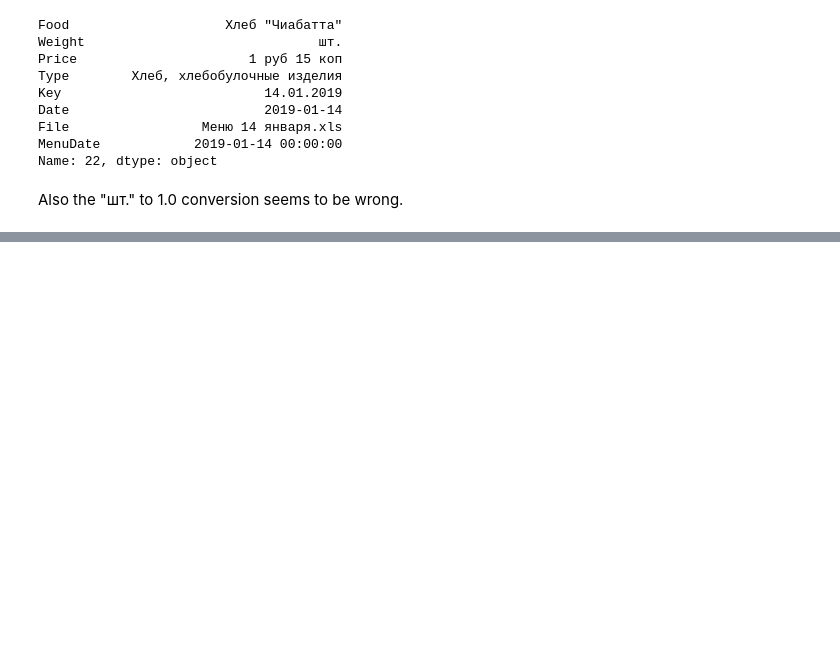
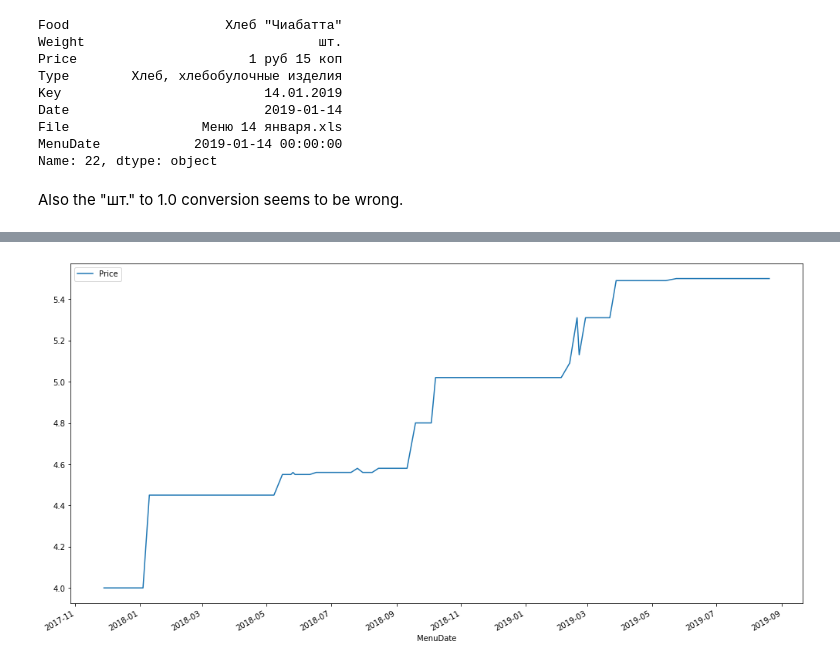
Before and after one commit to ihar/menuP27a, a Jupyter notebook: main_eda.ipynb, the cells around one changed output, grey strips where cells are left out. Saved outputs shown, nothing was run; the diff lists cells and outputs as text; code cells hidden in the pictures; blank space fills up the shorter version.

Commit message:
Process text descriptions of food

```diff
--- a/main_eda.ipynb
+++ b/main_eda.ipynb
@@ -436,0 +468,3 @@ Also the "шт." to 1.0 conversion seems to be wrong.
+# %%
+types = [tt.lower() for tt in types]
+types
@@ -436,0 +480,3 @@ Also the "шт." to 1.0 conversion seems to be wrong.
+# %%
+df_date_price_weight_type_proc = \
+    df_date_price_weight_proc[df_date_price_weight_proc.Type.str.lower().isin(types)]
@@ -436,0 +498,12 @@ Also the "шт." to 1.0 conversion seems to be wrong.
+# %%
+def merge_groups(indf, group_column, base_group_name, related_group_names):
+    """
+    Replace all groups in the related_group_names list with base_group_name
+    in the indf data frame. Replacements are done in the group_column
+    """
+    df_out = indf.copy()
+    df_out.loc[df_out[group_column].isin(related_group_names), group_column] = base_group_name
+    return df_out
+# %%
+df_date_price_weight_type_proc = merge_groups(df_date_price_weight_type_proc,
+                                              'Type', 'Напитки', ['напитки'])
@@ -436,0 +561,5 @@ Also the "шт." to 1.0 conversion seems to be wrong.
+# %%
+df_date_price_weight_type_proc[df_date_price_weight_type_proc.Food == 'Говядина отварная'].\
+    plot(x='MenuDate', y='Price', figsize=(17, 9),);
+# %% [output]
+[figure, added]
```
Also changed, not shown: parts of 46 cells of this notebook.
